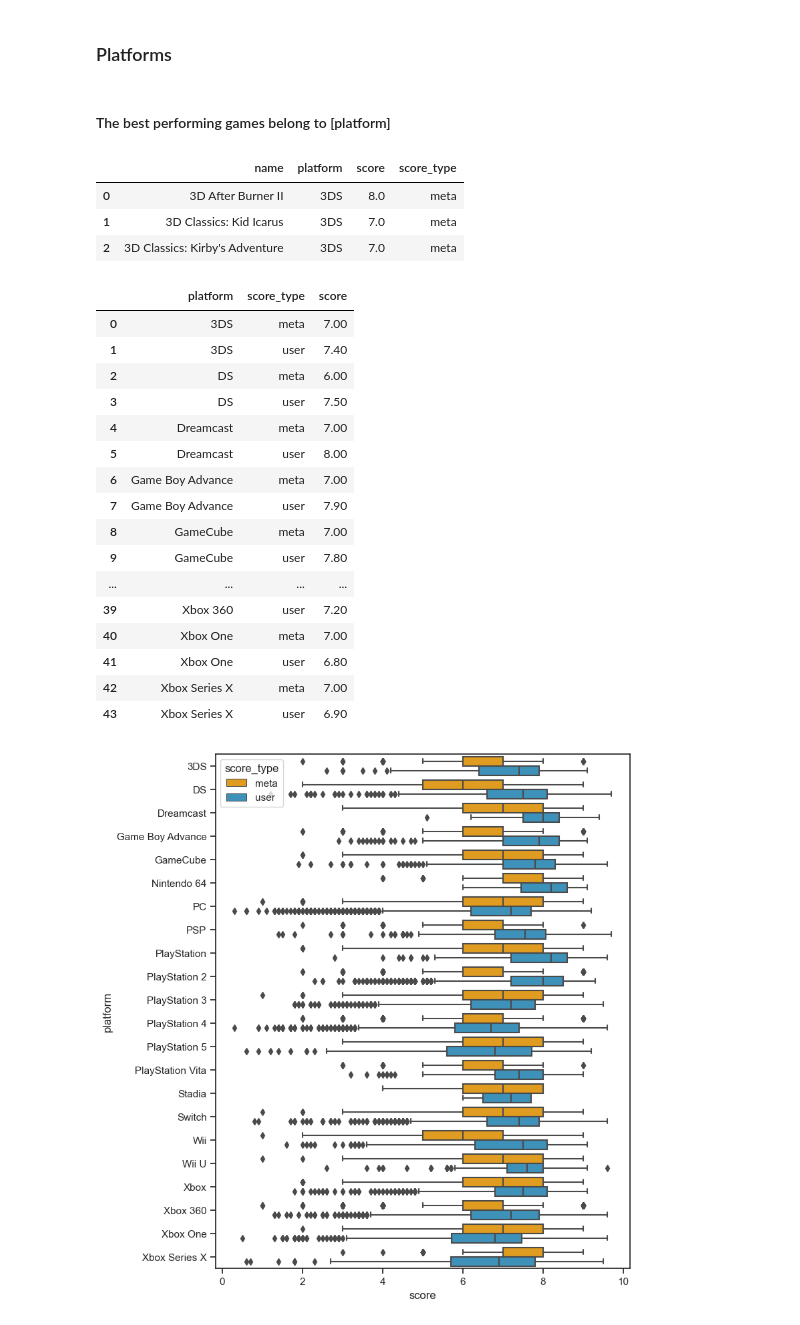
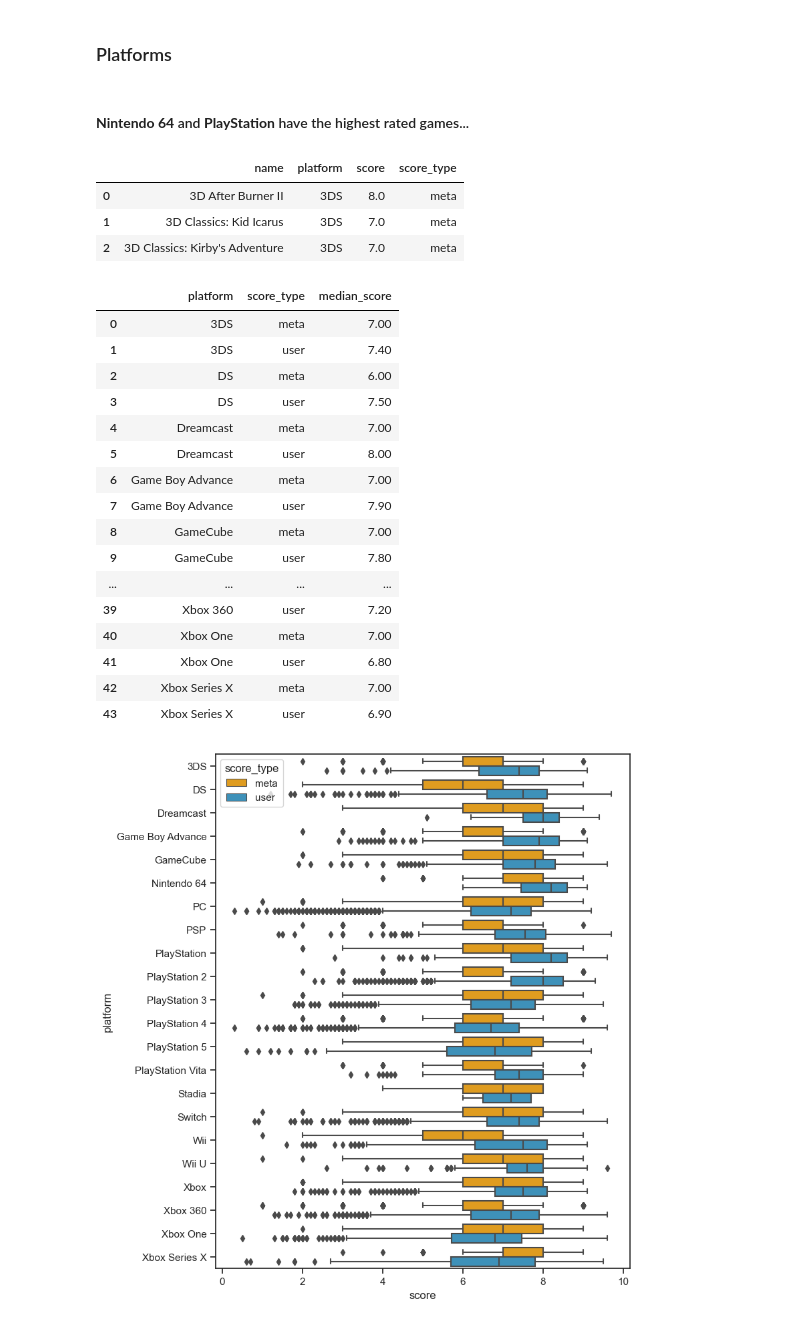
Before and after one commit to henrylin03/video-games, a Jupyter notebook: analysis.ipynb, the cells around one changed output. Cells and saved outputs as stored; diff of their text form; code cells hidden in the pictures.

```diff
--- a/analysis.ipynb
+++ b/analysis.ipynb
@@ -405,7 +405,7 @@ plt.show()
 # %% [markdown]
 ### Platforms
 # %% [markdown]
-#### The best performing games belong to [platform]
+#### **Nintendo 64** and **PlayStation** have the highest rated games...
 # %%
 # transforming table to allow split boxplots
 # normalise meta_score by having it out of 10 instead of 100
@@ -438,13 +438,13 @@ scores_stacked_df.head(3)
 # %%
 median_scores_df = (
     scores_stacked_df.groupby(["platform", "score_type"])
     .score.median()
     .reset_index()
-    .reset_index(drop=True)
+    .rename(columns={"score": "median_score"})
 )
 median_scores_df
 # %% [output]
-|  | platform | score_type | score |
+|  | platform | score_type | median_score |
 | 0 | 3DS | meta | 7.00 |
 | 1 | 3DS | user | 7.40 |
 | 2 | DS | meta | 6.00 |
```
